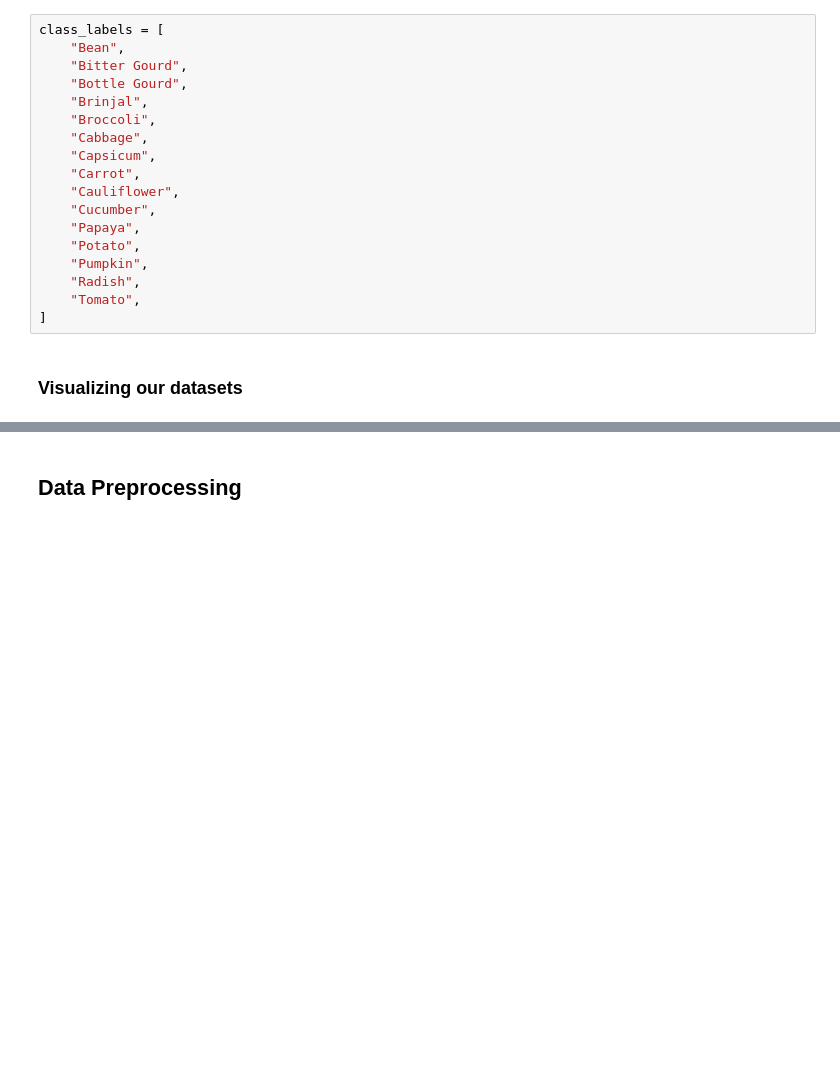
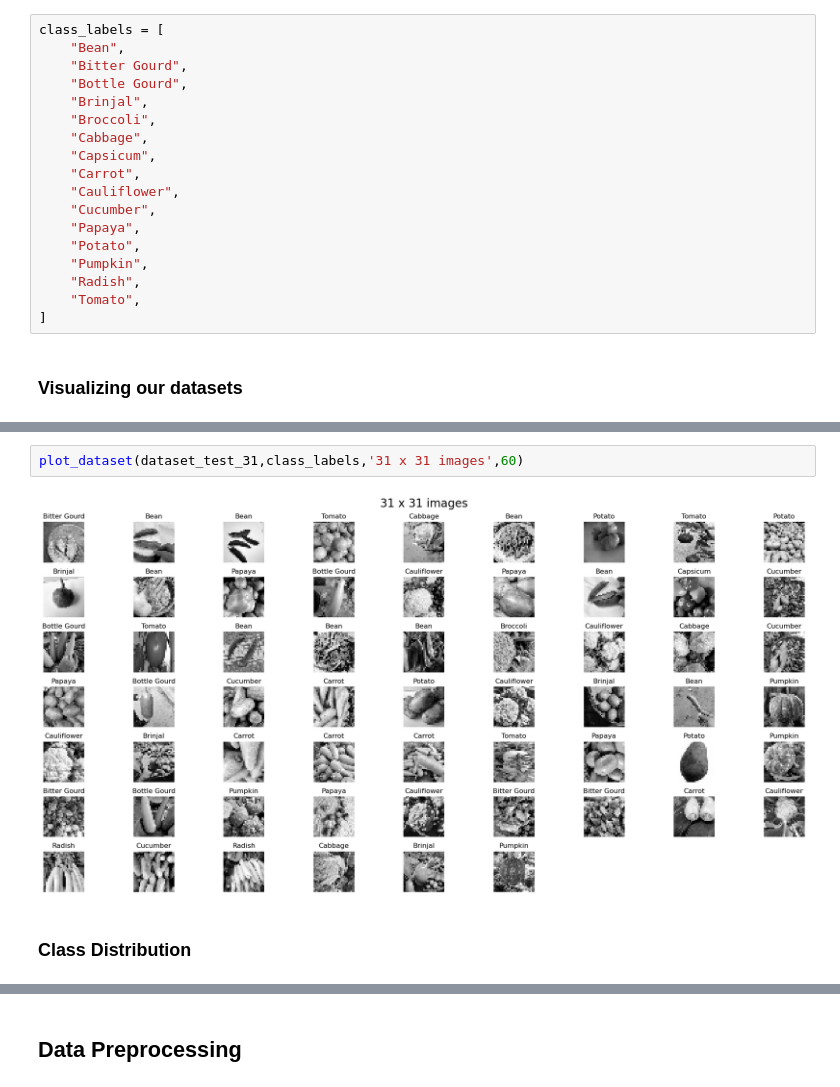
Before and after one commit to errnasty/Connvolution-and-Recurrent-Neural-Networks, a Jupyter notebook: CNN.ipynb, the cells around one changed output, grey strips where cells are left out. Cells and saved outputs as stored; diff of their text form; blank space fills up the shorter version.

```diff
--- a/CNN.ipynb
+++ b/CNN.ipynb
@@ -152,0 +170,6 @@ plot_dataset(dataset_train_31,class_labels,'31 x 31 images')
+# %%
+plot_dataset(dataset_test_31,class_labels,'31 x 31 images',60)
+# %% [output]
+[figure, added]
+# %% [markdown]
+### Class Distribution
```
Also changed, not shown: parts of 11 cells of this notebook.
